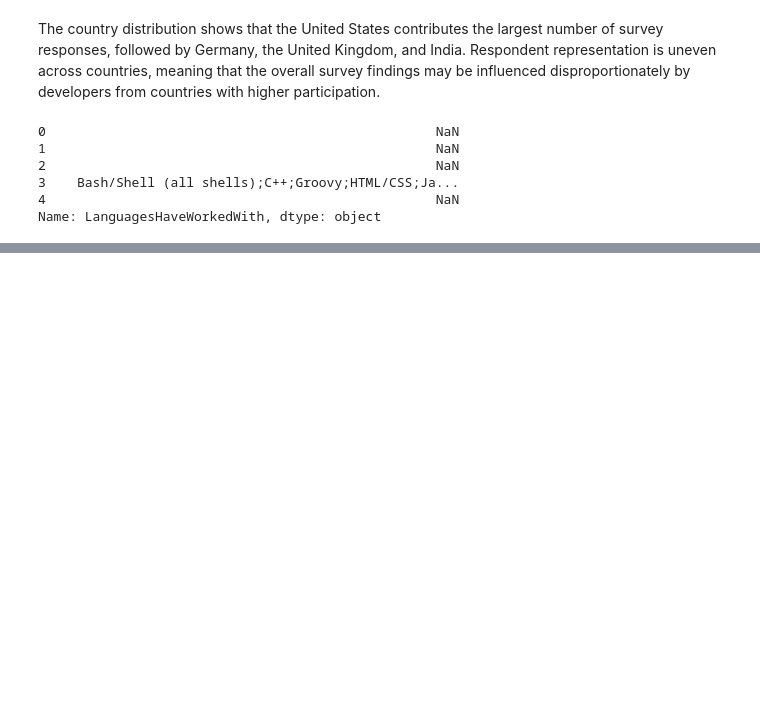
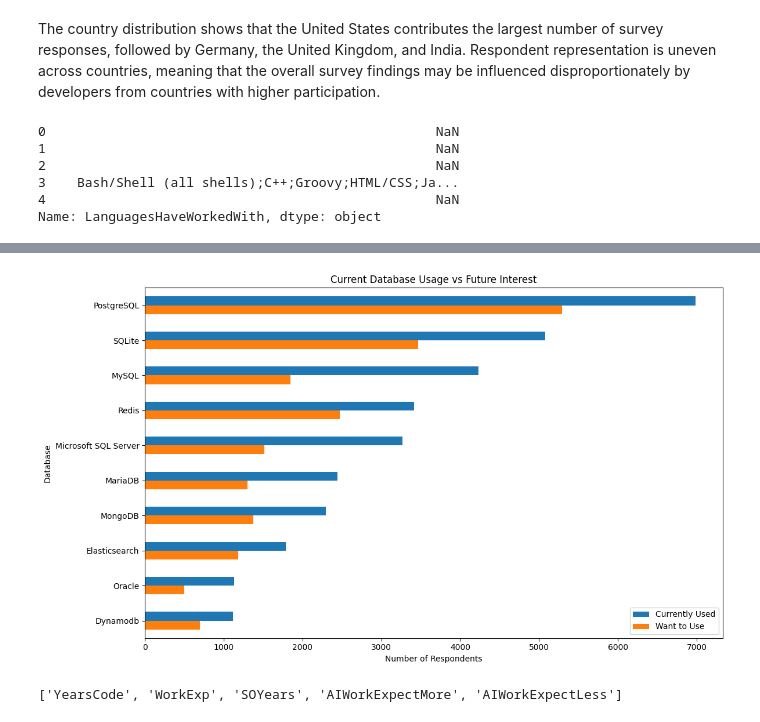
Before and after one commit to SandaruNipuna1/developer-survey-eda, a Jupyter notebook: developer_survey_eda.ipynb, the cells around one changed output, grey strips where cells are left out. Saved outputs shown, nothing was run; the diff lists cells and outputs as text; code cells hidden in the pictures; blank space fills up the shorter version.

```diff
--- a/developer_survey_eda.ipynb
+++ b/developer_survey_eda.ipynb
@@ -232,0 +386,16 @@ Name: LanguagesHaveWorkedWith, dtype: object
+# %%
+# Combine current usage and future interest
+database_comparison = pd.DataFrame({
+    'Currently Used': database_counts,
+    'Want to Use': wanted_database_counts
+})
+
+# Replace missing values with 0
+database_comparison = database_comparison.fillna(0)
+
+# Sort by current usage and select top 10
+database_comparison = database_comparison.sort_values(
+    by='Currently Used', ascending=False
+)
+
+database_comparison.head(10)
@@ -232,0 +414,23 @@ Name: LanguagesHaveWorkedWith, dtype: object
+# %%
+# Select top 10 databases
+comparison_top10 = database_comparison.head(10)
+
+# Plot comparison
+comparison_top10.plot(
+    kind='barh',
+    figsize=(12, 7)
+)
+
+plt.title('Current Database Usage vs Future Interest')
+plt.xlabel('Number of Respondents')
+plt.ylabel('Database')
+plt.gca().invert_yaxis()
+
+plt.tight_layout()
+plt.show()
+# %% [output]
+[figure, added]
+# %%
+[col for col in df.columns if 'WorkExp' in col or 'Years' in col]
+# %% [output]
+['YearsCode', 'WorkExp', 'SOYears', 'AIWorkExpectMore', 'AIWorkExpectLess']
```
Also changed, not shown: parts of 10 cells of this notebook.
